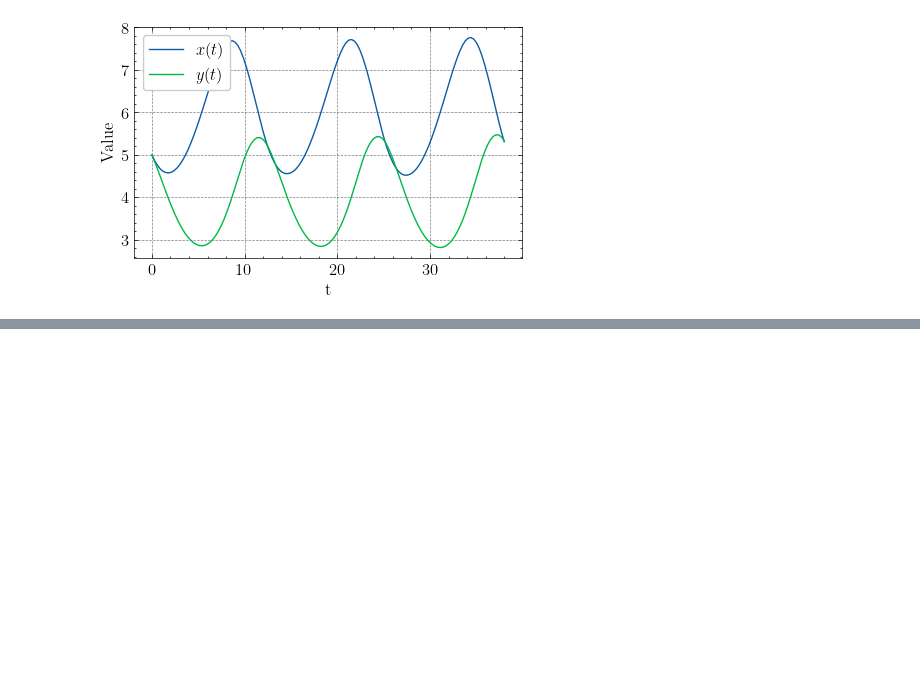
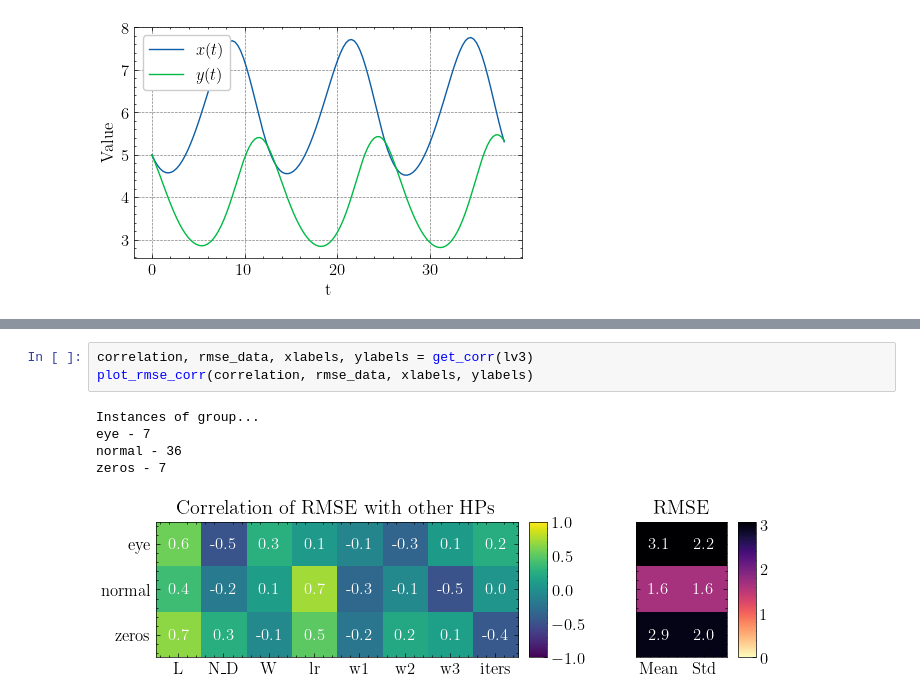
Before and after one commit to DaniilLaptev/pinns, a Jupyter notebook: code/lotkavolterra.ipynb, the cells around one changed output, grey strips where cells are left out. Cells and saved outputs as stored; diff of their text form; blank space fills up the shorter version.

```diff
--- a/code/lotkavolterra.ipynb
+++ b/code/lotkavolterra.ipynb
@@ -144,0 +319,9 @@ plot_ode(problem.t.numpy(), [(problem.solution[0], r'$x(t)$', None), ((problem.s
+# %%
+correlation, rmse_data, xlabels, ylabels = get_corr(lv3)
+plot_rmse_corr(correlation, rmse_data, xlabels, ylabels)
+# %% [output]
+Instances of group...
+eye - 7
+normal - 36
+zeros - 7
+[figure, added]
```
Also changed, not shown: parts of 20 cells of this notebook, 2 other files.
